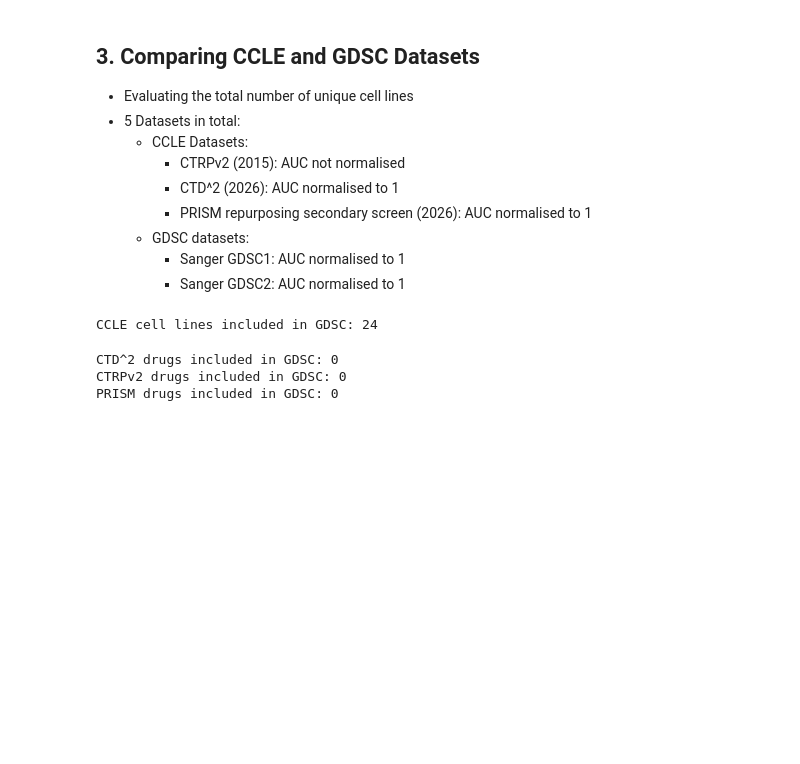
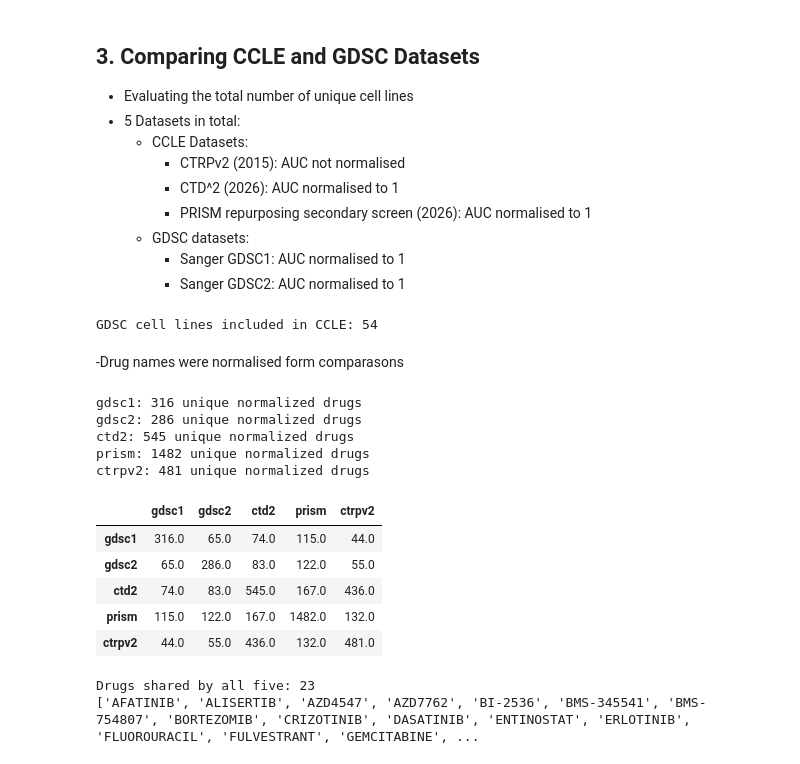
Before and after one commit to zuhany/cell_lines_pv_26, a Jupyter notebook: notebooks/glioma.ipynb, the cells around one changed output. Cells and saved outputs as stored; diff of their text form; code cells hidden in the pictures; blank space fills up the shorter version.

Commit message:
Fixed vital mistakes in 1.3 Filetring for glioma and 3. Comparing CLLE snd GDSC Datasets

```diff
--- a/notebooks/glioma.ipynb
+++ b/notebooks/glioma.ipynb
@@ -745,14 +747,71 @@ GDSC2 glioma rows: 54
         - Sanger GDSC1: AUC normalised to 1
         - Sanger GDSC2: AUC normalised to 1
 # %%
-print("CCLE cell lines included in GDSC:", len(ccle_counts.isin(gdsc_counts)))
+print("GDSC cell lines included in CCLE:", len(gdsc_counts.isin(ccle_counts)))
 # %% [output]
-CCLE cell lines included in GDSC: 24
+GDSC cell lines included in CCLE: 54
+# %% [markdown]
+-Drug names were normalised form comparasons
+# %%
+def normalize_drug_name(value):
+    value = str(value).strip().upper()
+
+    value = re.sub(
+        r"\s+\((?:GDSC1|GDSC2|CTRP|BRD):[^)]*\)\s*$",
+        "",
+        value,
+    )
+
+    value = re.sub(r"\s+", " ", value)
+
+    return value
+# %%
+drug_sets = {
+    "gdsc1": set(gdsc1.columns.map(normalize_drug_name)),
+    "gdsc2": set(gdsc2.columns.map(normalize_drug_name)),
+    "ctd2": set(ctd2.columns.map(normalize_drug_name)),
+    "prism": set(prism.columns.map(normalize_drug_name)),
+    "ctrpv2": set(ctrpv2.columns.map(normalize_drug_name)),
+}
+
+for name, drugs in drug_sets.items():
+    print(f"{name}: {len(drugs)} unique normalized drugs")
+# %% [output]
+gdsc1: 316 unique normalized drugs
+gdsc2: 286 unique normalized drugs
+ctd2: 545 unique normalized drugs
+prism: 1482 unique normalized drugs
+ctrpv2: 481 unique normalized drugs
+# %%
+dataset_names = list(drug_sets)
+
+overlap_counts = pd.DataFrame(
+    index=dataset_names,
+    columns=dataset_names,
+    dtype=int,
+)
+
+for name1 in dataset_names:
+    for name2 in dataset_names:
+        overlap_counts.loc[name1, name2] = len(
+            drug_sets[name1] & drug_sets[name2]
+        )
+
+overlap_counts
+# %% [output]
+|  | gdsc1 | gdsc2 | ctd2 | prism | ctrpv2 |
+| gdsc1 | 316.0 | 65.0 | 74.0 | 115.0 | 44.0 |
+| gdsc2 | 65.0 | 286.0 | 83.0 | 122.0 | 55.0 |
+| ctd2 | 74.0 | 83.0 | 545.0 | 167.0 | 436.0 |
+| prism | 115.0 | 122.0 | 167.0 | 1482.0 | 132.0 |
+| ctrpv2 | 44.0 | 55.0 | 436.0 | 132.0 | 481.0 |
 # %%
-print("CTD^2 drugs included in GDSC:", len(ctd2.columns.intersection(gdsc1.columns.union(gdsc2.columns))))
-print("CTRPv2 drugs included in GDSC:", len(ctrpv2.columns.intersection(gdsc_sens.columns.union(gdsc2.columns))))
-print("PRISM drugs included in GDSC:", len(prism.columns.intersection(gdsc_sens.columns.union(gdsc2.columns))))
+shared_by_all = set.intersection(
+    *drug_sets.values()
+)
+
+print("Drugs shared by all five:", len(shared_by_all))
+print(sorted(shared_by_all))
 # %% [output]
-CTD^2 drugs included in GDSC: 0
-CTRPv2 drugs included in GDSC: 0
-PRISM drugs included in GDSC: 0
+Drugs shared by all five: 23
+['AFATINIB', 'ALISERTIB', 'AZD4547', 'AZD7762', 'BI-2536', 'BMS-345541', 'BMS-754807', 'BORTEZOMIB', 'CRIZOTINIB', 'DASATINIB', 'ENTINOSTAT', 'ERLOTINIB', 'FLUOROURACIL', 'FULVESTRANT', 'GEMCITABINE', ...
```
Also changed, not shown: parts of 20 cells of this notebook, 1 other file.
